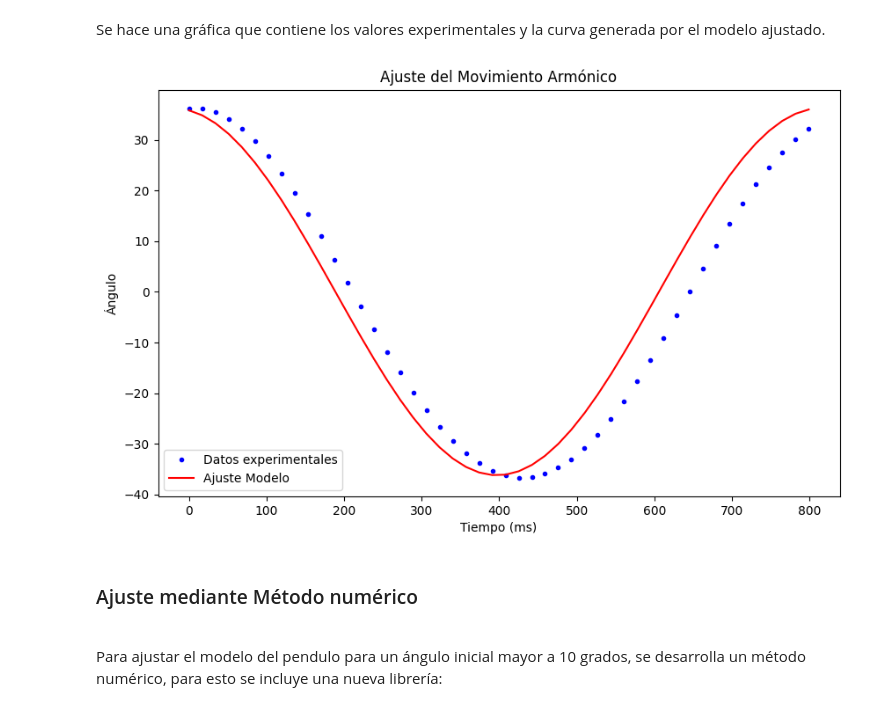
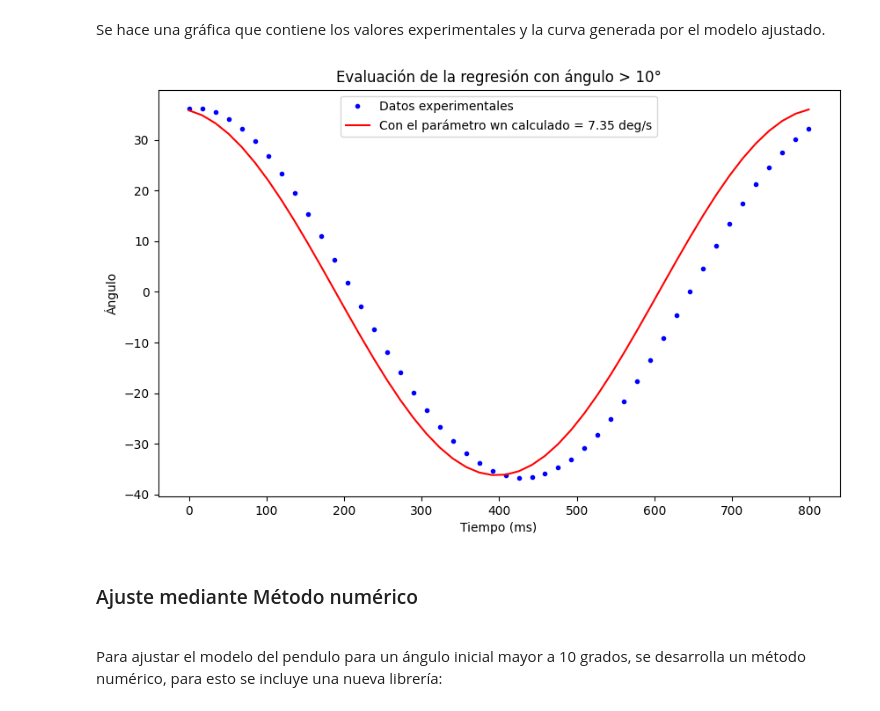
Before and after one commit to JuanMcd/ProgIngenieria_Pendulo, a Jupyter notebook: Labor_pendulo.ipynb, the cells around one changed output. Cells and saved outputs as stored; diff of their text form; code cells hidden in the pictures.

```diff
--- a/Labor_pendulo.ipynb
+++ b/Labor_pendulo.ipynb
@@ -72,15 +72,15 @@ Se hace una gráfica que contiene los valores experimentales y la curva generada
 # %%
 # Graficar los datos y el ajuste
 plt.figure(figsize=(10, 6))
 plt.plot(tiempo_g, angulos_g, 'b.', label='Datos experimentales')
-plt.plot(tiempo_g, modelo_pendulo(tiempo_g, max(angulos_g), omega_n_opt, phi_opt), 'r-', label='Ajuste Modelo')
-plt.title('Ajuste del Movimiento Armónico')
+plt.plot(tiempo_g, modelo_pendulo(tiempo_g, max(angulos_g), omega_n_opt, phi_opt), 'r-', label='Con el parámetro wn calculado = 7.35 deg/s')
+plt.title('Evaluación de la regresión con ángulo > 10°')
 plt.xlabel('Tiempo (ms)')
 plt.ylabel('Ángulo')
 plt.legend()
 plt.show()
 # %% [output]
-[figure, old version]
+[figure, new version]
 # %% [markdown]
 ### Ajuste mediante Método numérico
 \
```
Also changed, not shown: parts of 2 cells of this notebook.
